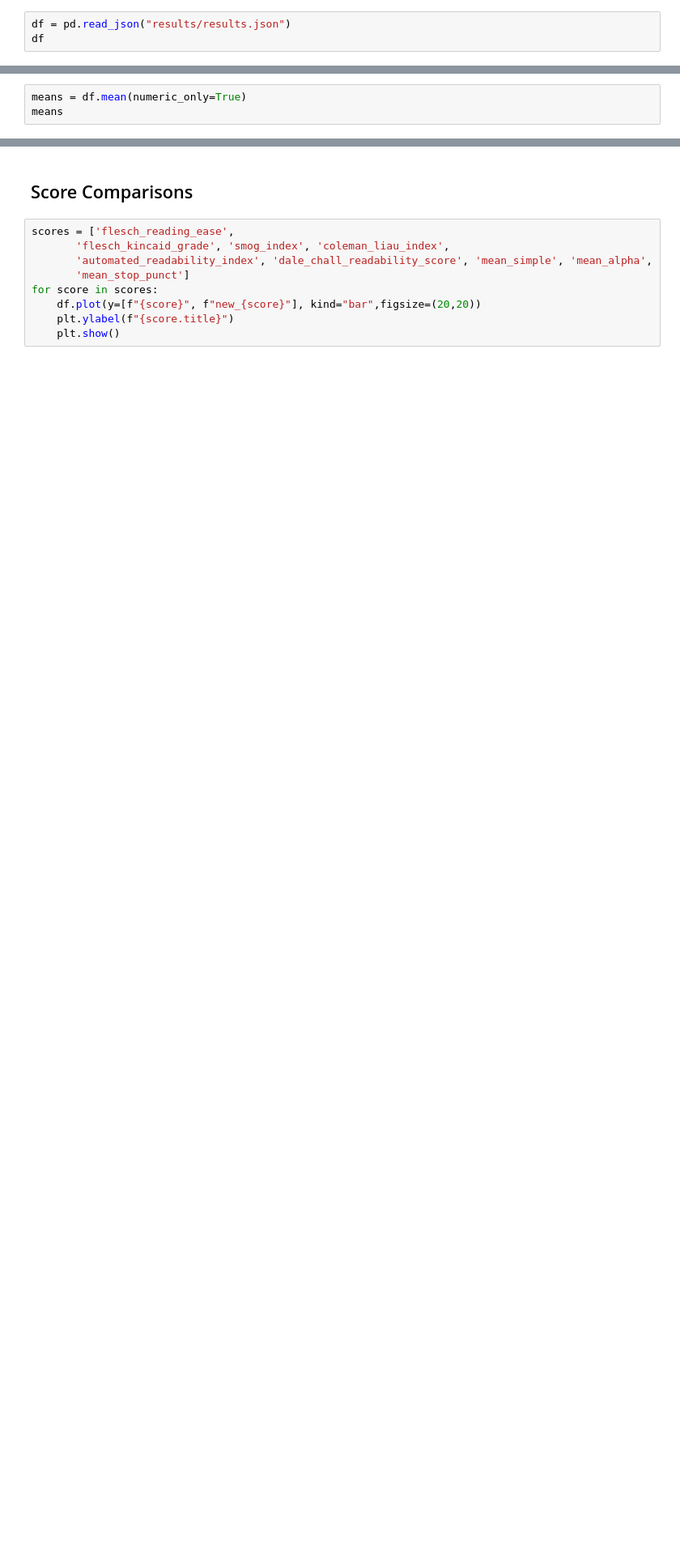
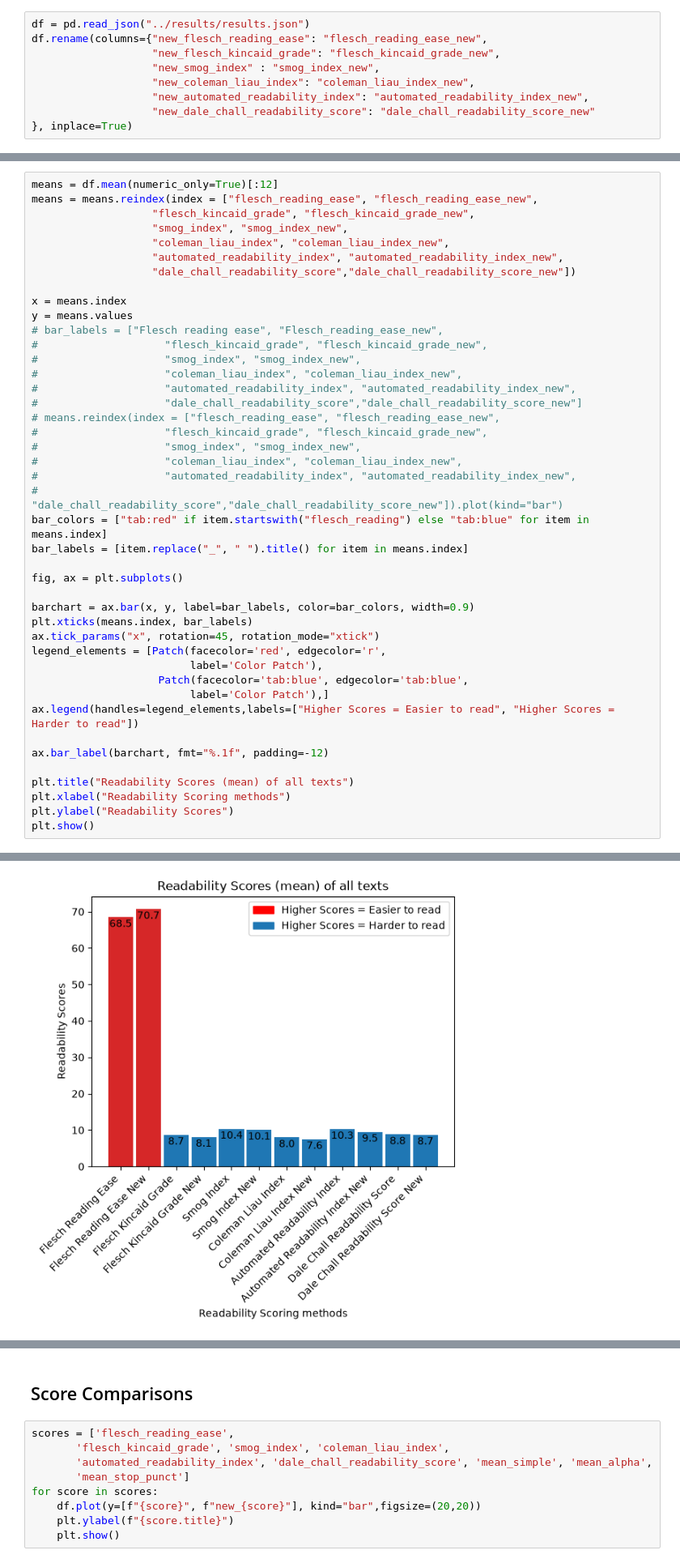
Before and after one commit to nemas101/semantic_simplification, a Jupyter notebook: code/data_exploration.ipynb, the cells around one changed output, grey strips where cells are left out. Shown at 81% size. Saved outputs shown, nothing was run; the diff lists cells and outputs as text; blank space fills up the shorter version.

Commit message:
began plotting and data analysis

```diff
--- a/code/data_exploration.ipynb
+++ b/code/data_exploration.ipynb
@@ -6,3 +7,9 @@ from scipy.stats import pearsonr
 # %%
-df = pd.read_json("results/results.json")
-df
+df = pd.read_json("../results/results.json")
+df.rename(columns={"new_flesch_reading_ease": "flesch_reading_ease_new",
+                   "new_flesch_kincaid_grade": "flesch_kincaid_grade_new",
+                   "new_smog_index" : "smog_index_new",
+                   "new_coleman_liau_index": "coleman_liau_index_new",
+                   "new_automated_readability_index": "automated_readability_index_new",
+                   "new_dale_chall_readability_score": "dale_chall_readability_score_new"
+}, inplace=True)
@@ -23,4 +16,44 @@ df
 # %%
-means = df.mean(numeric_only=True)
-means
+means = df.mean(numeric_only=True)[:12]
+means = means.reindex(index = ["flesch_reading_ease", "flesch_reading_ease_new",
+                   "flesch_kincaid_grade", "flesch_kincaid_grade_new",
+                   "smog_index", "smog_index_new",
+                   "coleman_liau_index", "coleman_liau_index_new",
+                   "automated_readability_index", "automated_readability_index_new",
+                   "dale_chall_readability_score","dale_chall_readability_score_new"])
+
+x = means.index
+y = means.values
+# bar_labels = ["Flesch reading ease", "Flesch_reading_ease_new",
+#                    "flesch_kincaid_grade", "flesch_kincaid_grade_new",
+#                    "smog_index", "smog_index_new",
+#                    "coleman_liau_index", "coleman_liau_index_new",
+#                    "automated_readability_index", "automated_readability_index_new",
+#                    "dale_chall_readability_score","dale_chall_readability_score_new"]
+# means.reindex(index = ["flesch_reading_ease", "flesch_reading_ease_new",
+#                    "flesch_kincaid_grade", "flesch_kincaid_grade_new",
+#                    "smog_index", "smog_index_new",
+#                    "coleman_liau_index", "coleman_liau_index_new",
+#                    "automated_readability_index", "automated_readability_index_new",
+#                    "dale_chall_readability_score","dale_chall_readability_score_new"]).plot(kind="bar")
+bar_colors = ["tab:red" if item.startswith("flesch_reading") else "tab:blue" for item in means.index]
+bar_labels = [item.replace("_", " ").title() for item in means.index]
+
+fig, ax = plt.subplots()
+
+barchart = ax.bar(x, y, label=bar_labels, color=bar_colors, width=0.9)
+plt.xticks(means.index, bar_labels)
+ax.tick_params("x", rotation=45, rotation_mode="xtick")
+legend_elements = [Patch(facecolor='red', edgecolor='r',
+                         label='Color Patch'),
+                    Patch(facecolor='tab:blue', edgecolor='tab:blue',
+                         label='Color Patch'),]
+ax.legend(handles=legend_elements,labels=["Higher Scores = Easier to read", "Higher Scores = Harder to read"])
+
+ax.bar_label(barchart, fmt="%.1f", padding=-12)
+
+plt.title("Readability Scores (mean) of all texts")
+plt.xlabel("Readability Scoring methods")
+plt.ylabel("Readability Scores")
+plt.show()
 # %% [output]
@@ -45,0 +60 @@ dtype: float64
+[figure, added]
```
Also changed, not shown: parts of 5 cells of this notebook, 4 other files.
